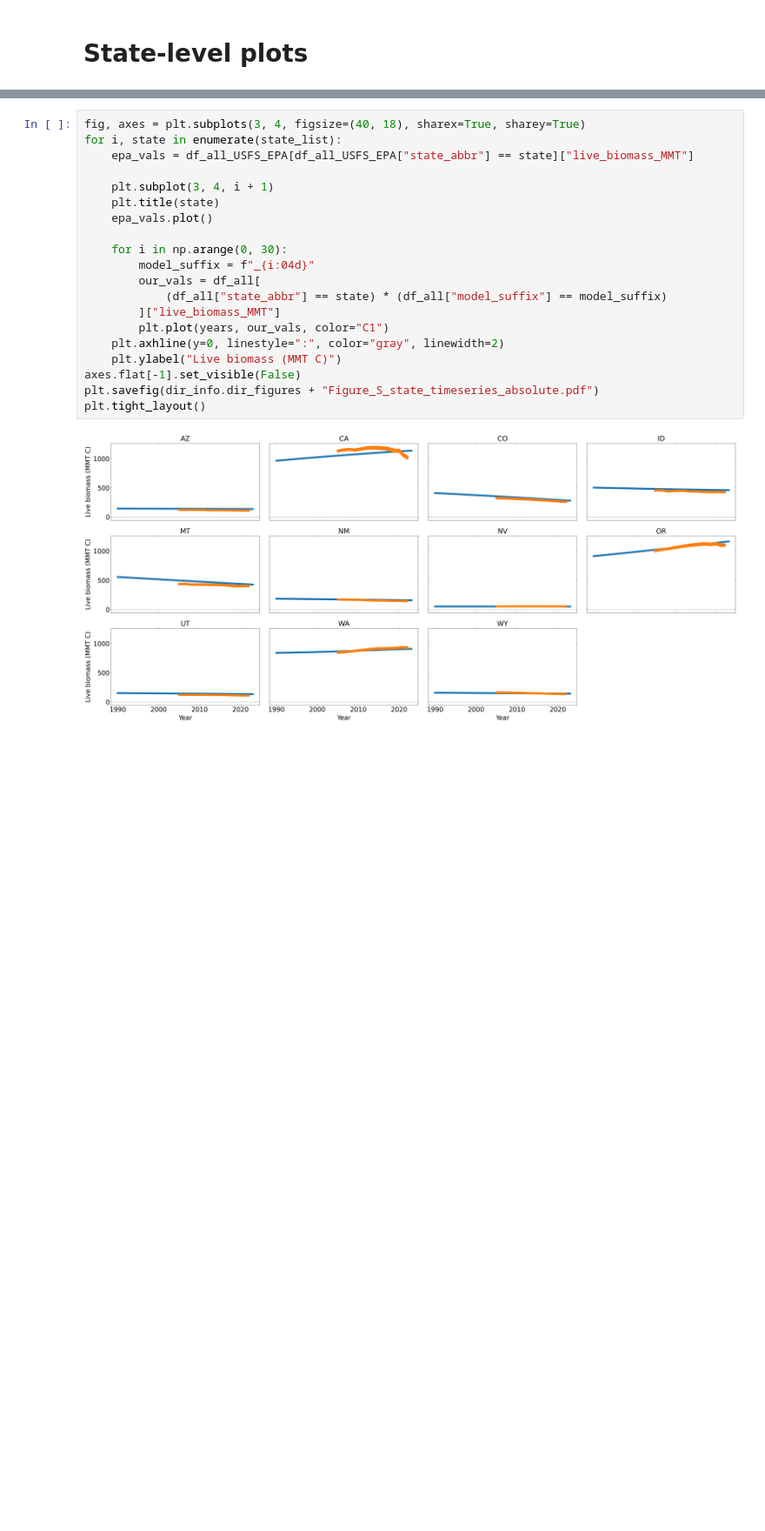
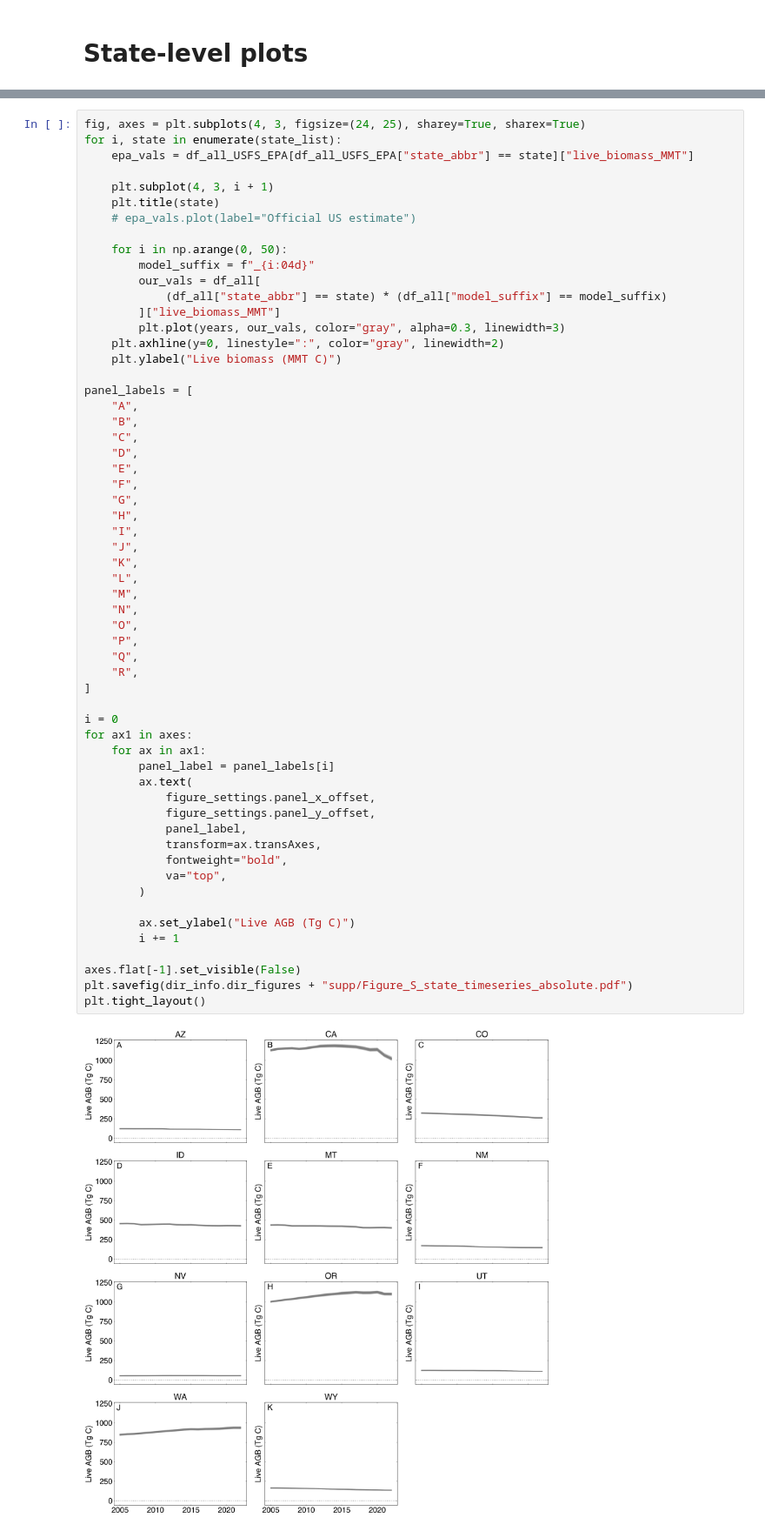
Before and after one commit to carbonplan/western-us-biomass, a Jupyter notebook: nbs/4_make_figures/supplement/Figure_S_State_Timeseries.ipynb, the cells around one changed output, grey strips where cells are left out. Shown at 87% size. Cells and saved outputs as stored; diff of their text form; blank space fills up the shorter version.

```diff
--- a/nbs/4_make_figures/supplement/Figure_S_State_Timeseries.ipynb
+++ b/nbs/4_make_figures/supplement/Figure_S_State_Timeseries.ipynb
@@ -106,23 +106,61 @@ plt.tight_layout()
 # %%
-fig, axes = plt.subplots(3, 4, figsize=(40, 18), sharex=True, sharey=True)
+fig, axes = plt.subplots(4, 3, figsize=(24, 25), sharey=True, sharex=True)
 for i, state in enumerate(state_list):
     epa_vals = df_all_USFS_EPA[df_all_USFS_EPA["state_abbr"] == state]["live_biomass_MMT"]
 
-    plt.subplot(3, 4, i + 1)
+    plt.subplot(4, 3, i + 1)
     plt.title(state)
-    epa_vals.plot()
+    # epa_vals.plot(label="Official US estimate")
 
-    for i in np.arange(0, 30):
+    for i in np.arange(0, 50):
         model_suffix = f"_{i:04d}"
         our_vals = df_all[
             (df_all["state_abbr"] == state) * (df_all["model_suffix"] == model_suffix)
         ]["live_biomass_MMT"]
-        plt.plot(years, our_vals, color="C1")
+        plt.plot(years, our_vals, color="gray", alpha=0.3, linewidth=3)
     plt.axhline(y=0, linestyle=":", color="gray", linewidth=2)
     plt.ylabel("Live biomass (MMT C)")
+
+panel_labels = [
+    "A",
+    "B",
+    "C",
+    "D",
+    "E",
+    "F",
+    "G",
+    "H",
+    "I",
+    "J",
+    "K",
+    "L",
+    "M",
+    "N",
+    "O",
+    "P",
+    "Q",
+    "R",
+]
+
+i = 0
+for ax1 in axes:
+    for ax in ax1:
+        panel_label = panel_labels[i]
+        ax.text(
+            figure_settings.panel_x_offset,
+            figure_settings.panel_y_offset,
+            panel_label,
+            transform=ax.transAxes,
+            fontweight="bold",
+            va="top",
+        )
+
+        ax.set_ylabel("Live AGB (Tg C)")
+        i += 1
+
 axes.flat[-1].set_visible(False)
-plt.savefig(dir_info.dir_figures + "Figure_S_state_timeseries_absolute.pdf")
+plt.savefig(dir_info.dir_figures + "supp/Figure_S_state_timeseries_absolute.pdf")
 plt.tight_layout()
 # %% [output]
-[figure, old version]
+[figure, new version]
 # %%
```
Also changed, not shown: parts of 2 cells of this notebook, 7 other files.
